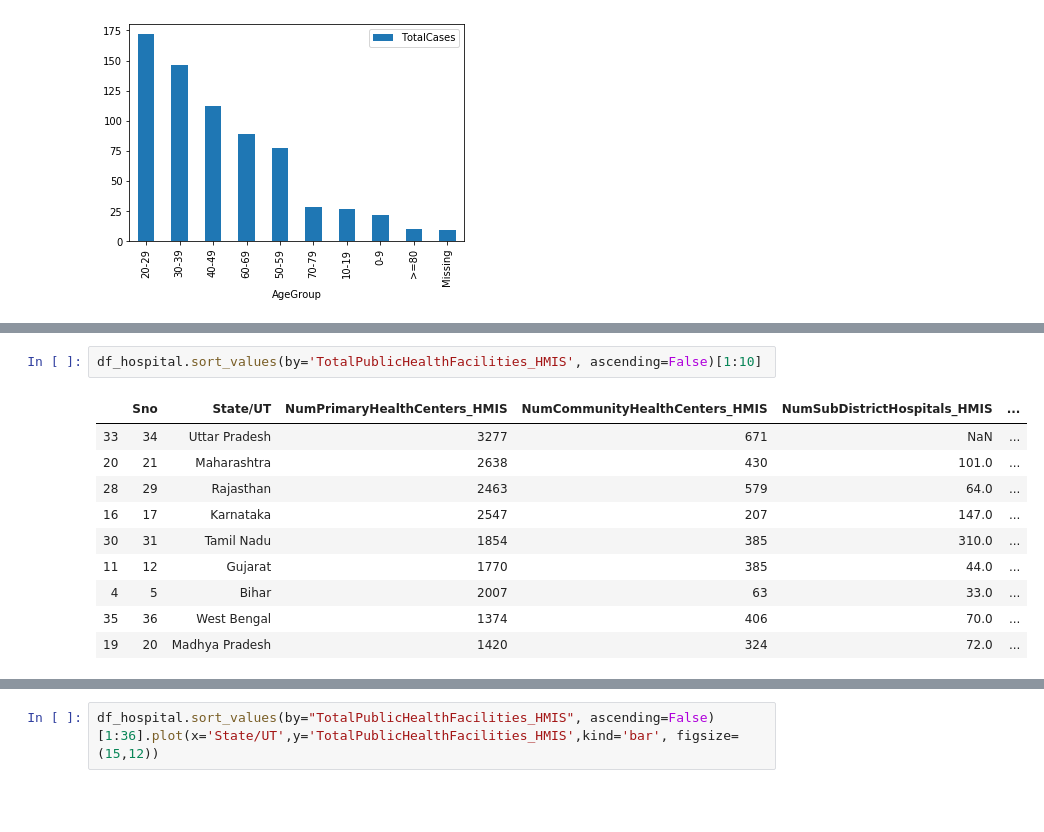
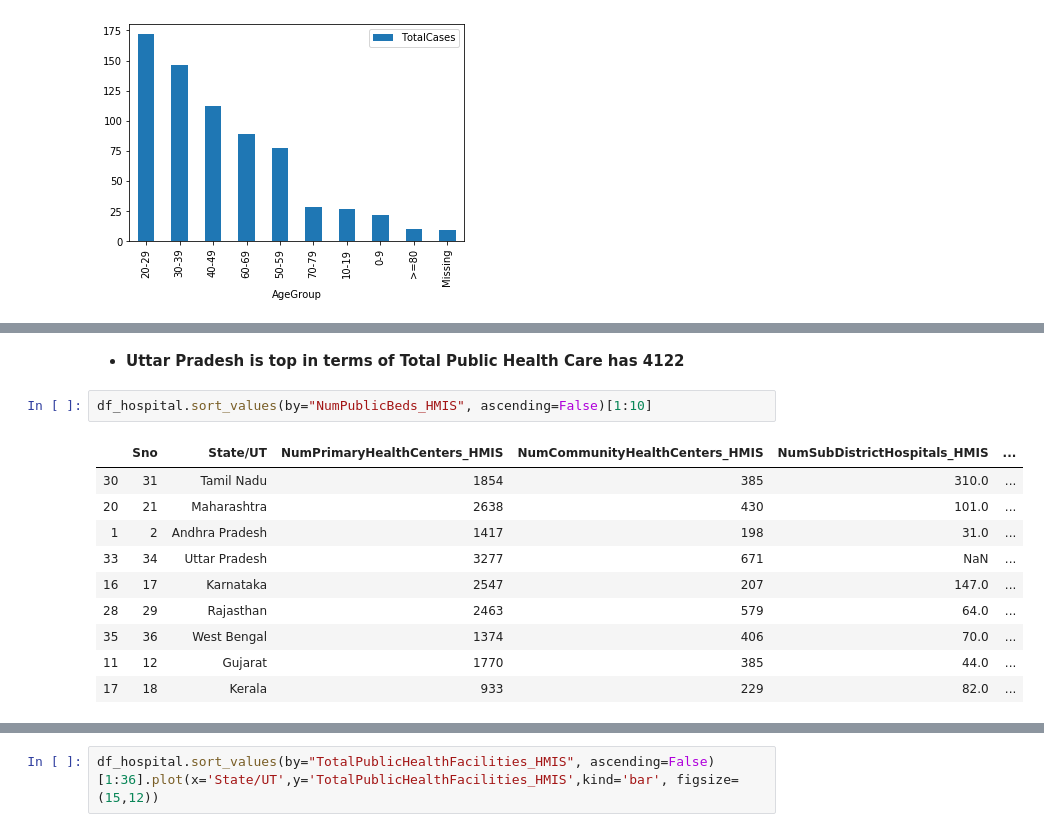
Before and after one commit to ashwanisng/Covid-19-Data-Analysis, a Jupyter notebook: Covid-19 Data Analysis.ipynb, the cells around one changed output, grey strips where cells are left out. Cells and saved outputs as stored; diff of their text form; blank space fills up the shorter version.

```diff
--- a/Covid-19 Data Analysis.ipynb
+++ b/Covid-19 Data Analysis.ipynb
@@ -237,13 +367,15 @@ memory usage: 3.6+ KB
+# %% [markdown]
+- **Uttar Pradesh is top in terms of Total Public Health Care has 4122**
 # %%
-df_hospital.sort_values(by='TotalPublicHealthFacilities_HMIS', ascending=False)[1:10]
+df_hospital.sort_values(by="NumPublicBeds_HMIS", ascending=False)[1:10]
 # %% [output]
 |  | Sno | State/UT | NumPrimaryHealthCenters_HMIS | NumCommunityHealthCenters_HMIS | NumSubDistrictHospitals_HMIS | ... |
+| 30 | 31 | Tamil Nadu | 1854 | 385 | 310.0 | ... |
+| 20 | 21 | Maharashtra | 2638 | 430 | 101.0 | ... |
+| 1 | 2 | Andhra Pradesh | 1417 | 198 | 31.0 | ... |
 | 33 | 34 | Uttar Pradesh | 3277 | 671 | NaN | ... |
-| 20 | 21 | Maharashtra | 2638 | 430 | 101.0 | ... |
+| 16 | 17 | Karnataka | 2547 | 207 | 147.0 | ... |
 | 28 | 29 | Rajasthan | 2463 | 579 | 64.0 | ... |
-| 16 | 17 | Karnataka | 2547 | 207 | 147.0 | ... |
-| 30 | 31 | Tamil Nadu | 1854 | 385 | 310.0 | ... |
+| 35 | 36 | West Bengal | 1374 | 406 | 70.0 | ... |
 | 11 | 12 | Gujarat | 1770 | 385 | 44.0 | ... |
-| 4 | 5 | Bihar | 2007 | 63 | 33.0 | ... |
-| 35 | 36 | West Bengal | 1374 | 406 | 70.0 | ... |
-| 19 | 20 | Madhya Pradesh | 1420 | 324 | 72.0 | ... |
+| 17 | 18 | Kerala | 933 | 229 | 82.0 | ... |
```
Also changed, not shown: parts of 86 cells of this notebook.
